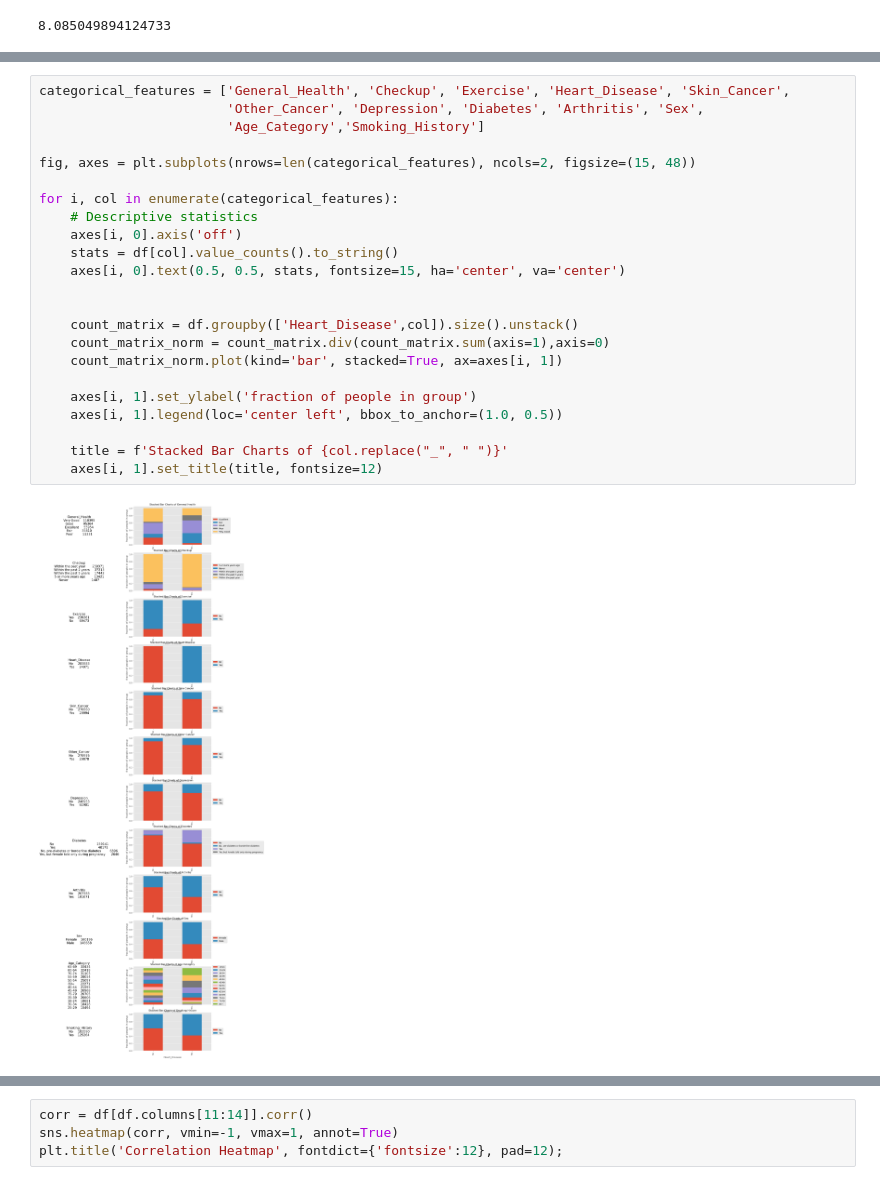
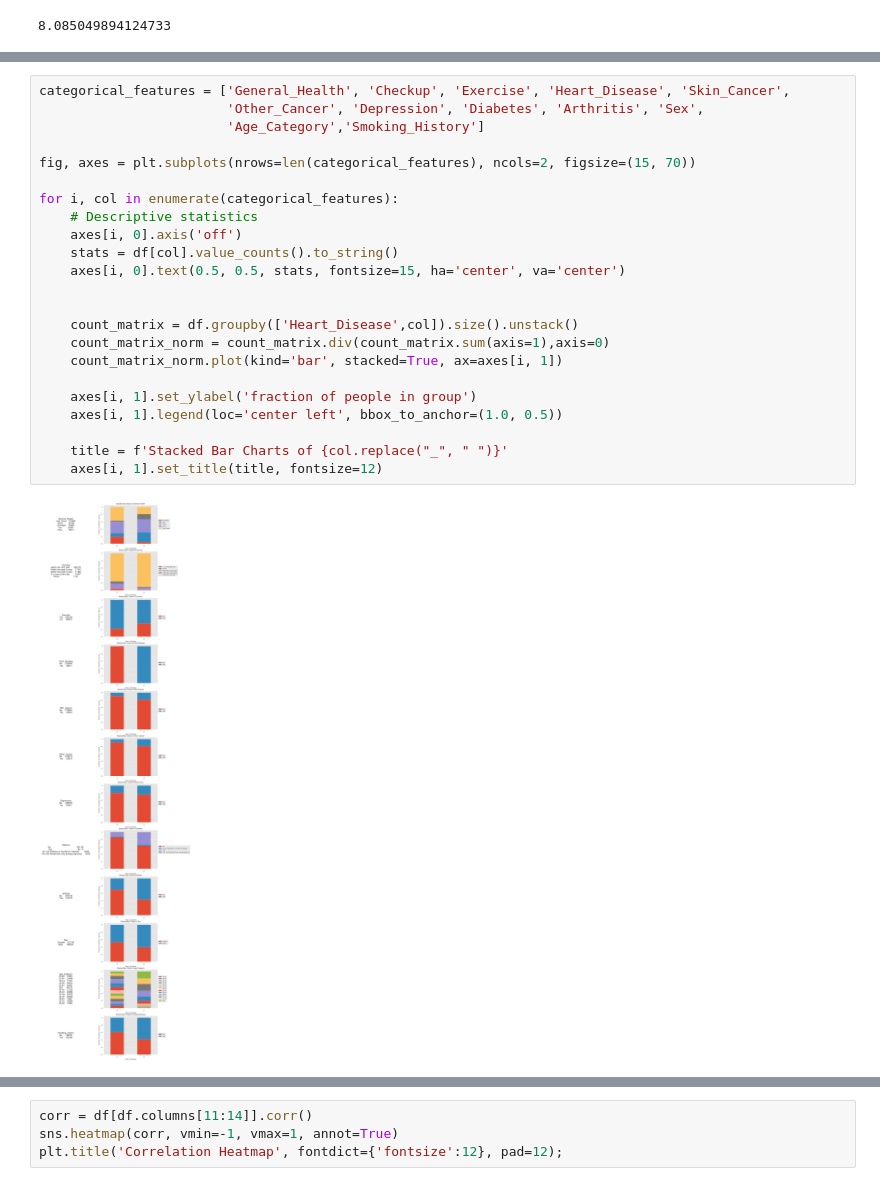
Before and after one commit to luananc/Data1030-Presentation, a Jupyter notebook: heartattack_project.ipynb, the cells around one changed output, grey strips where cells are left out. Drawn from its saved outputs; the diff is of its cells as text.

```diff
--- a/heartattack_project.ipynb
+++ b/heartattack_project.ipynb
@@ -165,28 +164,28 @@ for i, col in enumerate(continuous_features):
 # %%
 categorical_features = ['General_Health', 'Checkup', 'Exercise', 'Heart_Disease', 'Skin_Cancer',
                         'Other_Cancer', 'Depression', 'Diabetes', 'Arthritis', 'Sex',
                         'Age_Category','Smoking_History']
 
-fig, axes = plt.subplots(nrows=len(categorical_features), ncols=2, figsize=(15, 48))
+fig, axes = plt.subplots(nrows=len(categorical_features), ncols=2, figsize=(15, 70))
 
 for i, col in enumerate(categorical_features):
     # Descriptive statistics
     axes[i, 0].axis('off')
     stats = df[col].value_counts().to_string()
     axes[i, 0].text(0.5, 0.5, stats, fontsize=15, ha='center', va='center')
 
 
     count_matrix = df.groupby(['Heart_Disease',col]).size().unstack()
     count_matrix_norm = count_matrix.div(count_matrix.sum(axis=1),axis=0)
     count_matrix_norm.plot(kind='bar', stacked=True, ax=axes[i, 1])
 
     axes[i, 1].set_ylabel('fraction of people in group')
     axes[i, 1].legend(loc='center left', bbox_to_anchor=(1.0, 0.5))
 
     title = f'Stacked Bar Charts of {col.replace("_", " ")}'
     axes[i, 1].set_title(title, fontsize=12)
 # %% [output]
-[figure, old version]
+[figure, new version]
 # %%
 count_matrix = df.groupby(['General_Health','Sex']).size().unstack()
 count_matrix_norm = count_matrix.div(count_matrix.sum(axis=1),axis=0)
```
Also changed, not shown: parts of 14 cells of this notebook, 1 other file.
